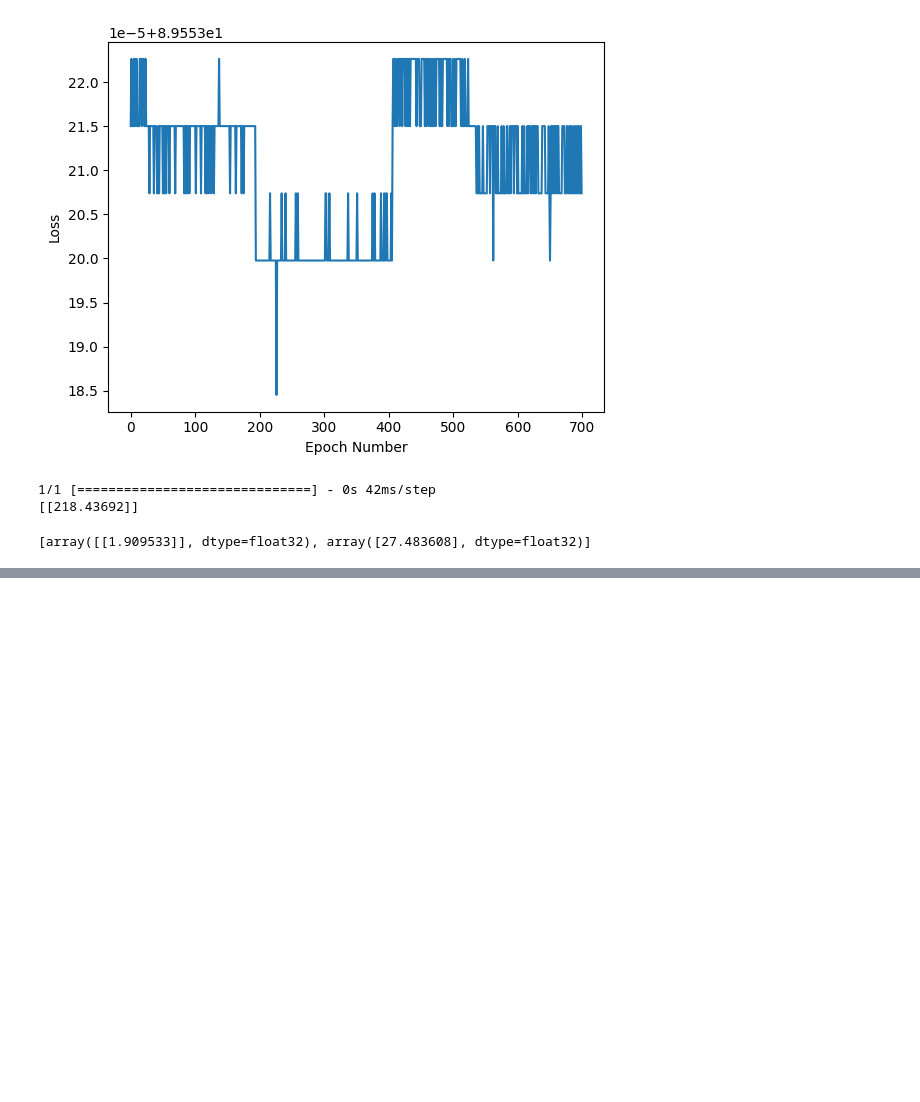
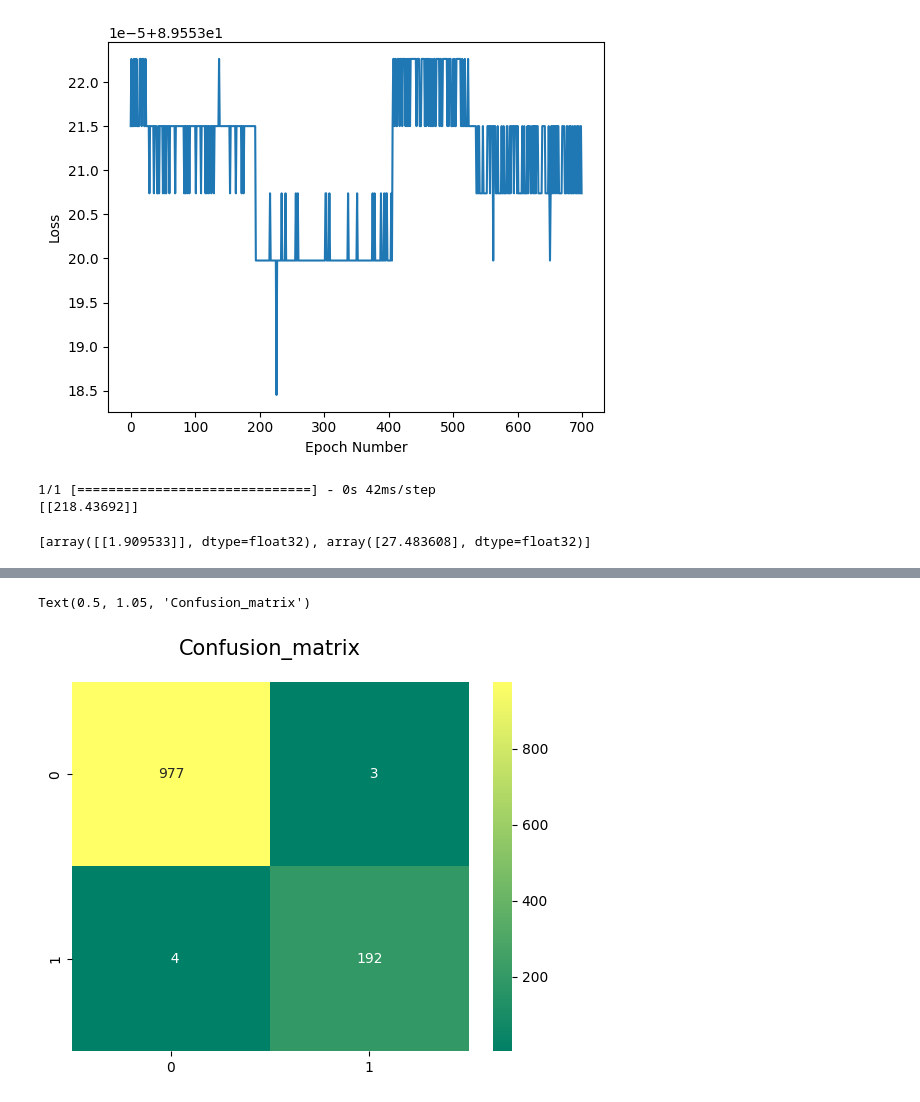
Before and after one commit to swarajksahoo/Python-DataBase-Connectivity, a Jupyter notebook: Tensorflow_Code.ipynb, the cells around one changed output, grey strips where cells are left out. Cells and saved outputs as stored; diff of their text form; code cells hidden in the pictures; blank space fills up the shorter version.

```diff
--- a/Tensorflow_Code.ipynb
+++ b/Tensorflow_Code.ipynb
@@ -80,0 +118,5 @@ dtype: int64
+# %%
+scaler = StandardScaler()
+#scaler = MinMaxScaler()
+scaled_data_train = pd.DataFrame(scaler.fit_transform(X_train))
+scaled_data_train.columns = one_hot_encoded_data.columns
@@ -80,0 +136,9 @@ dtype: int64
+# %%
+model = Sequential()
+# %%
+model.add(Dense(12, input_dim=62, activation='relu'))
+model.add(Dense(10, activation='relu'))
+model.add(Dense(1, activation='sigmoid'))
+model.compile(loss='binary_crossentropy', optimizer='adam', metrics=['accuracy'])
+# %%
+dl = model.fit(scaled_data_train, y_train, epochs=100, verbose=True)
@@ -80,0 +174,7 @@ dtype: int64
+# %%
+prediction = model.predict(scaled_data_train)
+prediction = np.where(prediction>0.5,1,0)
+
+sns.heatmap(confusion_matrix(y_train,prediction),annot=True,fmt='3.0f',cmap="summer")
+plt.title('Confusion_matrix', y=1.05, size=15)
+# %% [output]
@@ -80,0 +182,2 @@ dtype: int64
+Text(0.5, 1.05, 'Confusion_matrix')
+[figure, added]
```
Also changed, not shown: parts of 22 cells of this notebook.
